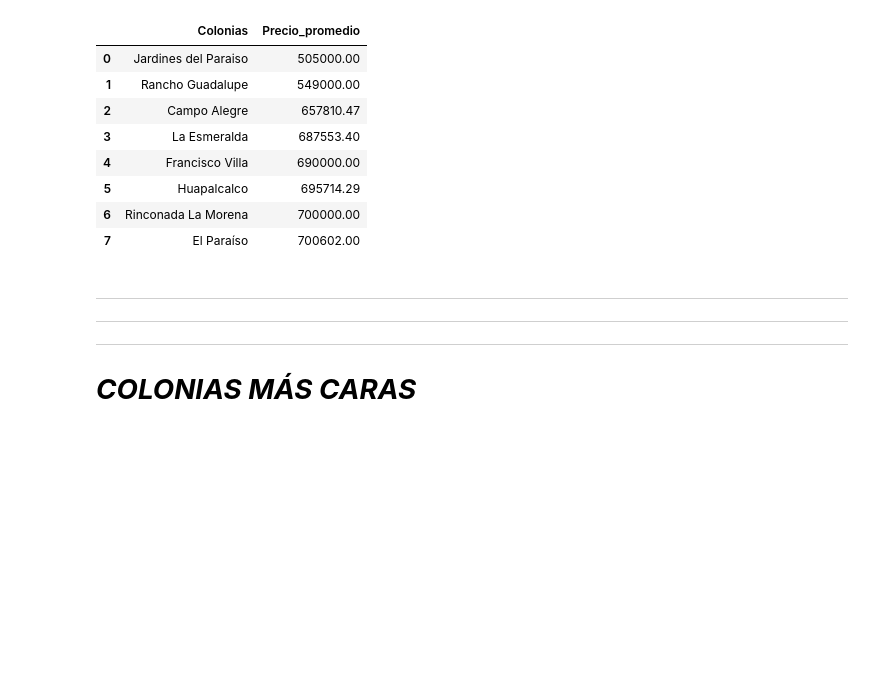
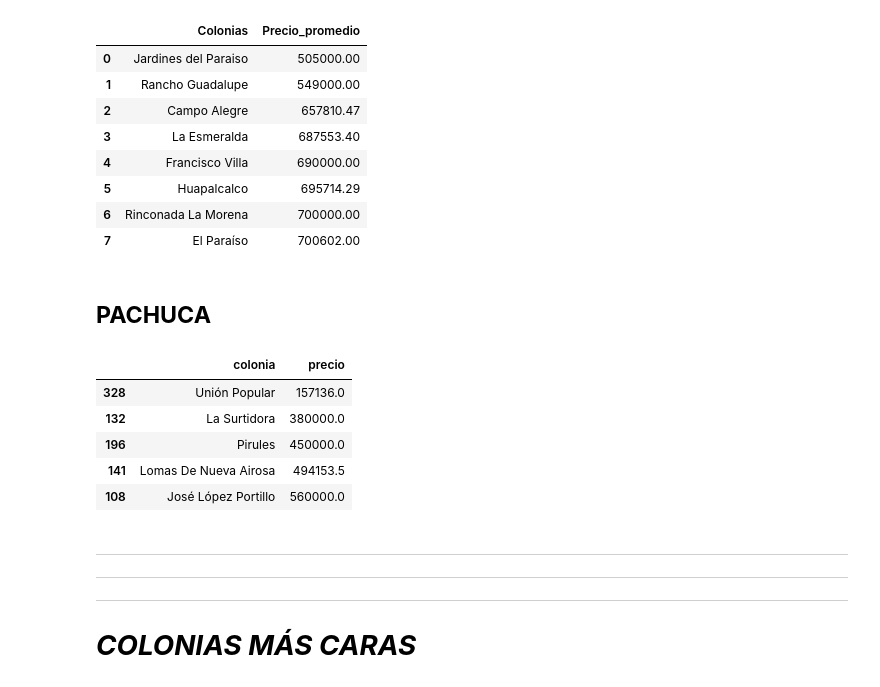
Before and after one commit to MiguelDWT4toCreativo/Datalpine, a Jupyter notebook: resources/jupyter/colonias.ipynb, the cells around one changed output. Drawn from its saved outputs; the diff is of its cells as text; code cells hidden in the pictures; blank space fills up the shorter version.

Commit message:
Colonias más baratas Pachuca

```diff
--- a/resources/jupyter/colonias.ipynb
+++ b/resources/jupyter/colonias.ipynb
@@ -174,3 +174,49 @@ def guardar_grafico_como_html(fig, nombre_archivo, carpeta='graficas'):
 
 guardar_grafico_como_html(fig, 'g_bar_colbaratas_tulancingo', carpeta='graficas')
 fig.show()
+# %% [markdown]
+## **PACHUCA**
+# %%
+#preciocol_df_alfa_q_feb_2023_pachuca = df_alfa_q_feb_2023_pachuca[['precio', 'colonia']]
+preciocol_df_alfa_q_jul_2023_pachuca = df_alfa_q_jul_2023_pachuca[['precio', 'colonia']]
+preciocol_df_alfa_q_jun_2023_pachuca = df_alfa_q_jun_2023_pachuca[['precio', 'colonia']]
+preciocol_df_alfa_q_mar_2023_pachuca = df_alfa_q_mar_2023_pachuca[['precio', 'colonia']]
+preciocol_df_alfa_q_nov_2022_pachuca = df_alfa_q_nov_2022_pachuca[['precio', 'colonia']]
+preciocol_df_alfa_q_oct_2022_pachuca = df_alfa_q_oct_2022_pachuca[['precio', 'colonia']]
+preciocol_df_alfa_q_sep_2023_pachuca = df_alfa_q_sep_2023_pachuca[['precio', 'colonia']]
+# %%
+# Concatenar todos los DataFrames individuales en uno solo
+df_concatenado = pd.concat([preciocol_df_alfa_q_jul_2023_pachuca,
+                            preciocol_df_alfa_q_jun_2023_pachuca,
+                            preciocol_df_alfa_q_mar_2023_pachuca,
+                            preciocol_df_alfa_q_nov_2022_pachuca,
+                            preciocol_df_alfa_q_oct_2022_pachuca,
+                            preciocol_df_alfa_q_sep_2023_pachuca,
+                        ])
+# Normalizar el nombre de la colonia
+df_concatenado['colonia'] = df_concatenado['colonia'].str.lower().str.strip()
+# %%
+# Reemplazar después de la normalización
+df_concatenado['colonia'] = df_concatenado['colonia'].replace('uni?n popular', 'unión popular')
+df_concatenado['colonia'] = df_concatenado['colonia'].replace('uni??n Popular', 'unión popular')
+df_concatenado['colonia'] = df_concatenado['colonia'].replace('uni??n popular', 'unión popular')
+df_concatenado['colonia'] = df_concatenado['colonia'].replace('lomas de nueva airosa.', 'lomas de nueva airosa')
+df_concatenado['colonia'] = df_concatenado['colonia'].replace('josǹ l??pez portillo', 'josé lópez portillo')
+# %%
+# Agrupar por colonia y calcular el promedio de precios
+df_promedio_colonia = df_concatenado.groupby('colonia')['precio'].mean().reset_index()
+# Convertir la primera letra de cada palabra en la columna "colonia" a mayúscula
+df_promedio_colonia['colonia'] = df_promedio_colonia['colonia'].str.title()
+# Ordenar por precio promedio en orden ascendente
+df_promedio_colonia = df_promedio_colonia.sort_values(by='precio')
+
+# Seleccionar las colonias más baratas
+top_colonias_baratas = df_promedio_colonia.head(5)
+top_colonias_baratas
+# %% [output]
+|  | colonia | precio |
+| 328 | Unión Popular | 157136.0 |
+| 132 | La Surtidora | 380000.0 |
+| 196 | Pirules | 450000.0 |
+| 141 | Lomas De Nueva Airosa | 494153.5 |
+| 108 | José López Portillo | 560000.0 |
```
Also changed, not shown: parts of 7 cells of this notebook, 2 other files.
